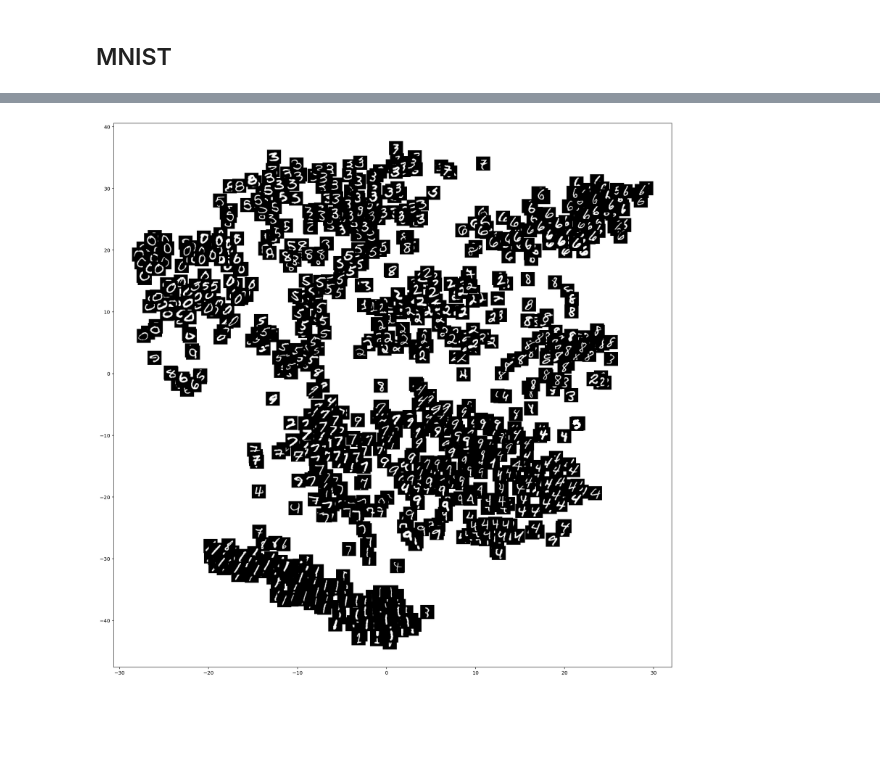
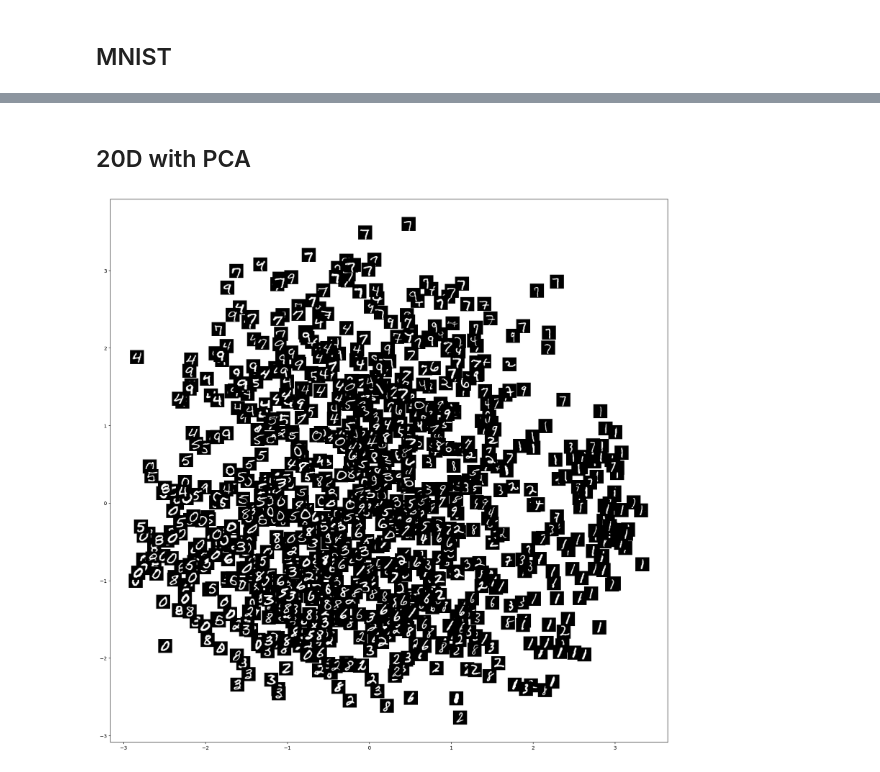
Before and after one commit to omarnmahmood/AEVB, a Jupyter notebook: VAE_Trial1.ipynb, the cells around one changed output, grey strips where cells are left out. Cells and saved outputs as stored; diff of their text form; code cells hidden in the pictures; blank space fills up the shorter version.

```diff
--- a/VAE_Trial1.ipynb
+++ b/VAE_Trial1.ipynb
@@ -495,0 +503,2 @@ Train Epoch: 11 [50000/60000 (83%)]     Loss: 11279.837891
+# %%
+test.load_state_dict(torch.load('../ModelWeights/MNIST_20D_50e'))
@@ -497,3 +516,18 @@ Train Epoch: 11 [50000/60000 (83%)]     Loss: 11279.837891
 from sklearn.manifold import TSNE
 # %%
 tsne = TSNE(n_components=2, perplexity=40.0)
+# %%
+embeddings_20D = []
+imgs = []
+labels = []
+
+for i, (t_data,label_v) in enumerate(train_data):
+    if i >= 10:
+        break
+    for data,label in zip(Variable(t_data), Variable(label_v)):
+        imgs.append(data.data.cpu().numpy().reshape(28,28))
+        labels.append(label.data[0])
+        data = data.view(784)
+        m = test.encode(data.cuda())[0]
+        embedding = m.data.cpu().numpy()
+        embeddings_20D.append(embedding)
@@ -499,0 +553,2 @@ tsne = TSNE(n_components=2, perplexity=40.0)
+# %% [markdown]
+## 20D with PCA
@@ -500,3 +557,5 @@ tsne = TSNE(n_components=2, perplexity=40.0)
+# %%
+pca = PCA(n_components=2)
 # %%
 embeddings_20D = []
 imgs = []
@@ -513,8 +572,8 @@ for i, (t_data,_) in enumerate(train_data):
 # %%
 embeddings_array = np.array(embeddings_20D)
 # %%
-tSNE_decomp = tsne.fit_transform(embeddings_array)
+PCA_decomp = pca.fit_transform(embeddings_array)
 # %%
-visualize_scatter_with_images(tSNE_decomp, imgs, 'tSNE_20D.png')
+visualize_scatter_with_images(PCA_decomp, imgs, 'PCA_20D.png')
 # %% [output]
-[figure, old version]
+[figure, new version]
```
Also changed, not shown: parts of 47 cells of this notebook, 9 other files.
